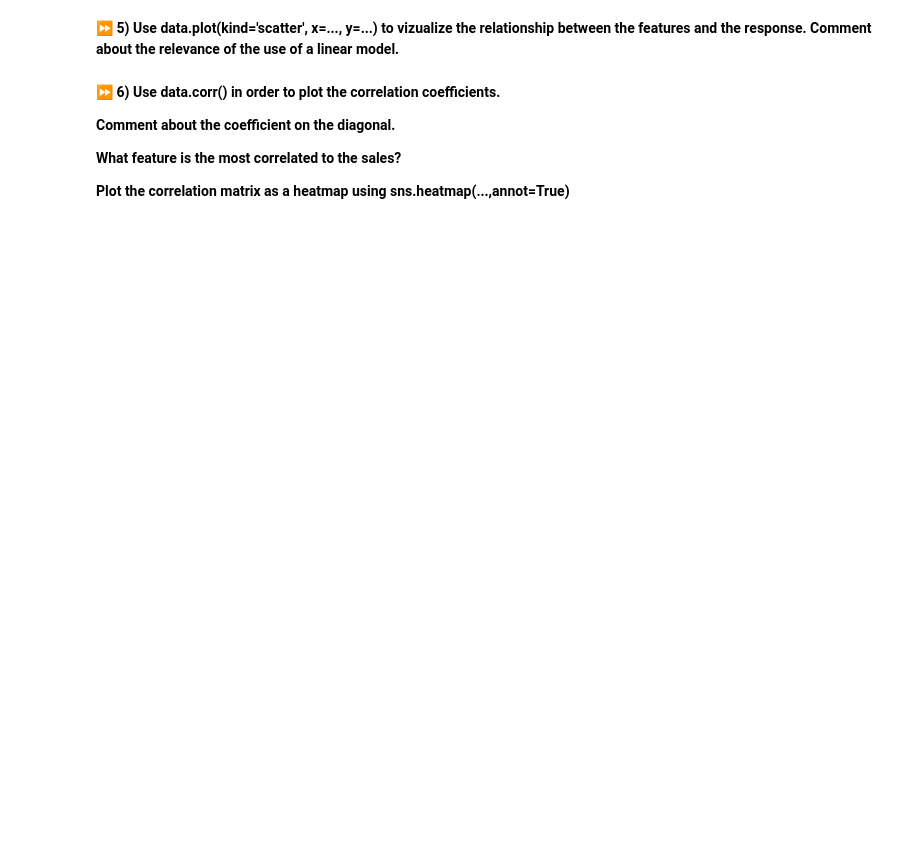
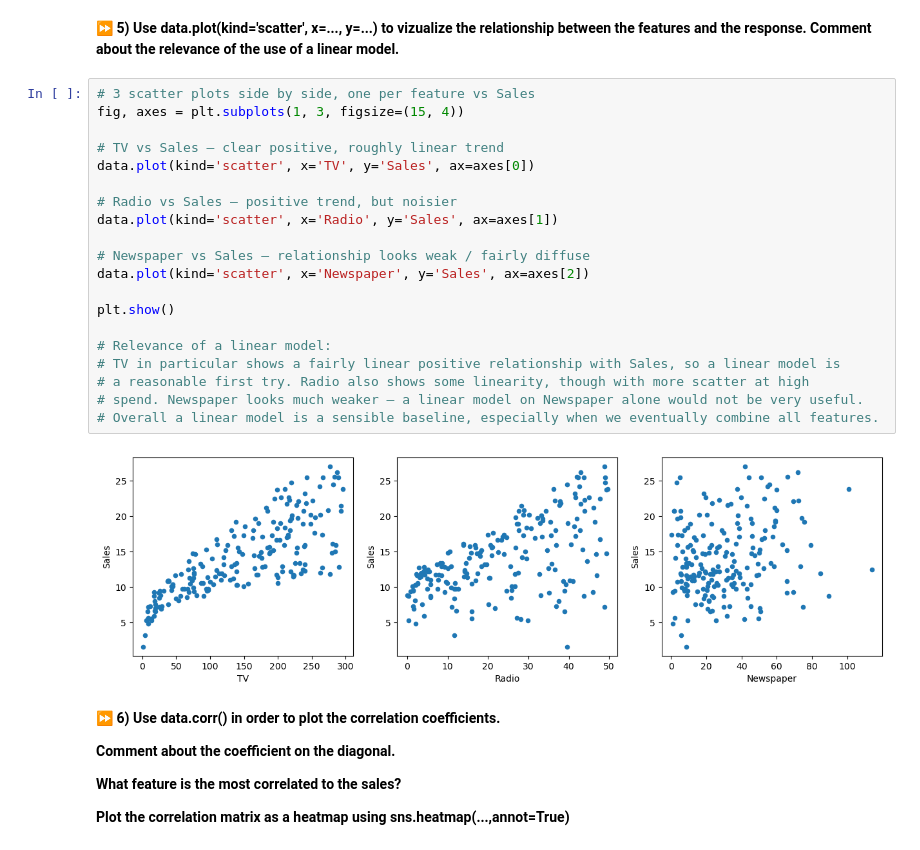
Before and after one commit to folakangil78/machine-learning, a Jupyter notebook: fundamentals/su26_linear_regression.ipynb, the cells around one changed output. Saved outputs shown, nothing was run; the diff lists cells and outputs as text; blank space fills up the shorter version.

Commit message:
linear reg edits

```diff
--- a/fundamentals/su26_linear_regression.ipynb
+++ b/fundamentals/su26_linear_regression.ipynb
@@ -80,5 +110,27 @@ data.describe()
 # %% [markdown]
 ⏩ **5) Use data.plot(kind='scatter', x=..., y=...) to vizualize the relationship between the features and the response. Comment about the relevance of the use of a linear model.**
+# %%
+# 3 scatter plots side by side, one per feature vs Sales
+fig, axes = plt.subplots(1, 3, figsize=(15, 4))
+
+# TV vs Sales — clear positive, roughly linear trend
+data.plot(kind='scatter', x='TV', y='Sales', ax=axes[0])
+
+# Radio vs Sales — positive trend, but noisier
+data.plot(kind='scatter', x='Radio', y='Sales', ax=axes[1])
+
+# Newspaper vs Sales — relationship looks weak / fairly diffuse
+data.plot(kind='scatter', x='Newspaper', y='Sales', ax=axes[2])
+
+plt.show()
+
+# Relevance of a linear model:
+# TV in particular shows a fairly linear positive relationship with Sales, so a linear model is
+# a reasonable first try. Radio also shows some linearity, though with more scatter at high
+# spend. Newspaper looks much weaker — a linear model on Newspaper alone would not be very useful.
+# Overall a linear model is a sensible baseline, especially when we eventually combine all features.
+# %% [output]
+[figure, added]
 # %% [markdown]
 ⏩ **6) Use data.corr() in order to plot the correlation coefficients.**
 
```
Also changed, not shown: parts of 18 cells of this notebook.
